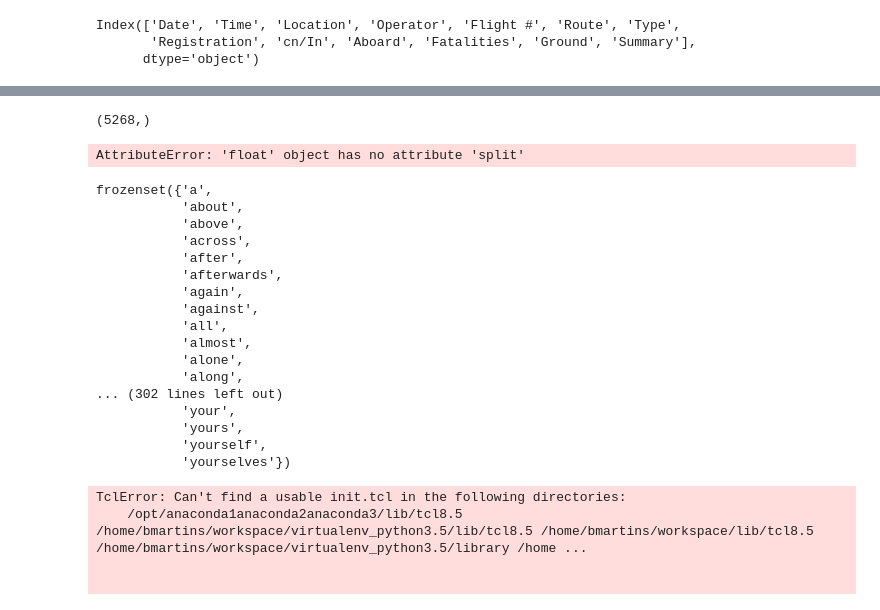
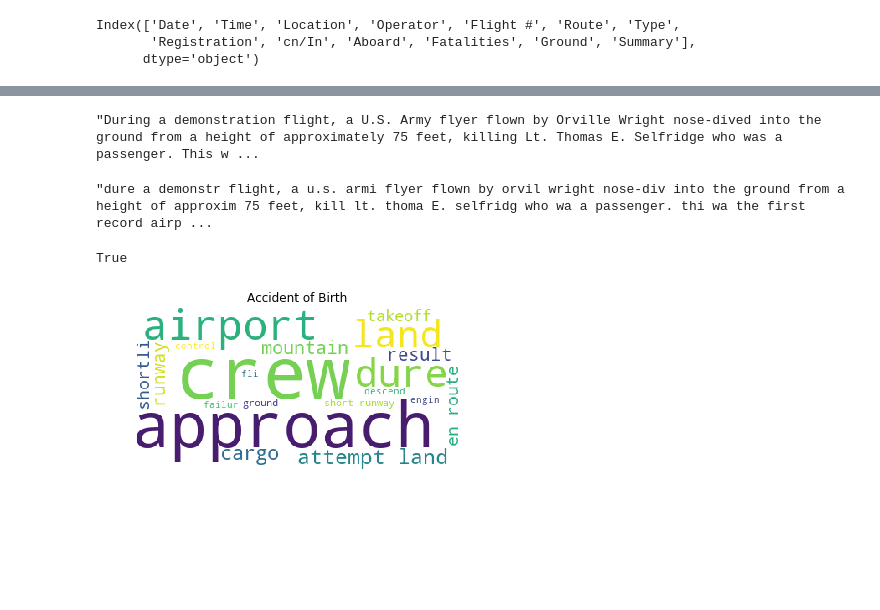
Before and after one commit to bjuncklaus/AirplaneCrashes, a Jupyter notebook: crashes_cluster.ipynb, the cells around one changed output, grey strips where cells are left out. Cells and saved outputs as stored; diff of their text form; code cells hidden in the pictures; blank space fills up the shorter version.

Commit message:
Stemming, adding stop_words and plotting the wordcloud.

```diff
--- a/crashes_cluster.ipynb
+++ b/crashes_cluster.ipynb
@@ -55,3 +35,4 @@ Name: Summary, dtype: object
 # %%
-df[df.Summary == '']
+df.Summary.dropna(inplace=True)
+df.Summary
 # %% [output]
@@ -71,62 +64,49 @@ def stem(text):
     text_stem_join = ' '.join(text_stem)
     return text_stem_join
 # %%
-corpus = np.array(df.Summary)
-corpus.shape
+corpus = ''
+for accident_cause in df.Summary:
+    corpus += accident_cause
+    corpus += ' '
-# %% [output]
-(5268,)
+# %%
+corpus
+# %% [output]
+"During a demonstration flight, a U.S. Army flyer flown by Orville Wright nose-dived into the ground from a height of approximately 75 feet, killing Lt. Thomas E. Selfridge who was a passenger. This w ...
 # %%
-# stemmed_corpus = list(map(stem, corpus)) # corpus is a numpy array FIXME
+stemmed_corpus = stem(corpus) # corpus is a numpy array FIXME
+stemmed_corpus
 # %% [output]
-AttributeError: 'float' object has no attribute 'split'
+"dure a demonstr flight, a u.s. armi flyer flown by orvil wright nose-div into the ground from a height of approxim 75 feet, kill lt. thoma E. selfridg who wa a passenger. thi wa the first record airp ...
 # %%
 from sklearn.feature_extraction.text import TfidfVectorizer
 # %%
 tfidf = TfidfVectorizer(norm='l2', use_idf=True, stop_words='english')
-tfidf.get_stop_words()
+my_stop_words = ['flight', 'aircraft', 'crashed', 'plane', 'passenger', 'suffer', 'approximately', 'crash', 'wa', 'caus', 'pilot']
+stop_words = tfidf.get_stop_words().union(my_stop_words)
+'flight' in stop_words
 # %% [output]
-frozenset({'a',
-           'about',
-           'above',
-           'across',
-           'after',
-           'afterwards',
-           'again',
-           'against',
-           'all',
-           'almost',
-           'alone',
-           'along',
-... (302 lines left out)
-           'your',
-           'yours',
-           'yourself',
-           'yourselves'})
+True
 # %%
 # %matplotlib
 from wordcloud import WordCloud
 # %%
-wc = WordCloud(background_color='white', max_words=30, stopwords=tfidf.get_stop_words())
+wc = WordCloud(background_color='white', max_words=20, stopwords=stop_words)
 # wc_ = WordCloud(background_color='white', max_words=30, stopwords=tfidf.get_stop_words())
 
-wc.generate(corpus[0])
+wc.generate(stemmed_corpus)
 # wc_.generate(top_corpus_two)
 
-
 fig = plt.figure()
-a = fig.add_subplot(1,2,1)
+# a = fig.add_subplot(1,2,1)
 imgplot = plt.imshow(wc)
 plt.title("Accident of Birth")
 plt.axis("off")
 
 # a = fig.add_subplot(1,2,2)
 # imgplot = plt.imshow(wc_)
 # plt.title(top_title_two)
 # plt.axis("off")
 
 plt.show()
 # %% [output]
-TclError: Can't find a usable init.tcl in the following directories:
-    /opt/anaconda1anaconda2anaconda3/lib/tcl8.5 /home/bmartins/workspace/virtualenv_python3.5/lib/tcl8.5 /home/bmartins/workspace/lib/tcl8.5 /home/bmartins/workspace/virtualenv_python3.5/library /home ...
-
-
+[figure, added]
```
Also changed, not shown: parts of 4 cells of this notebook.
